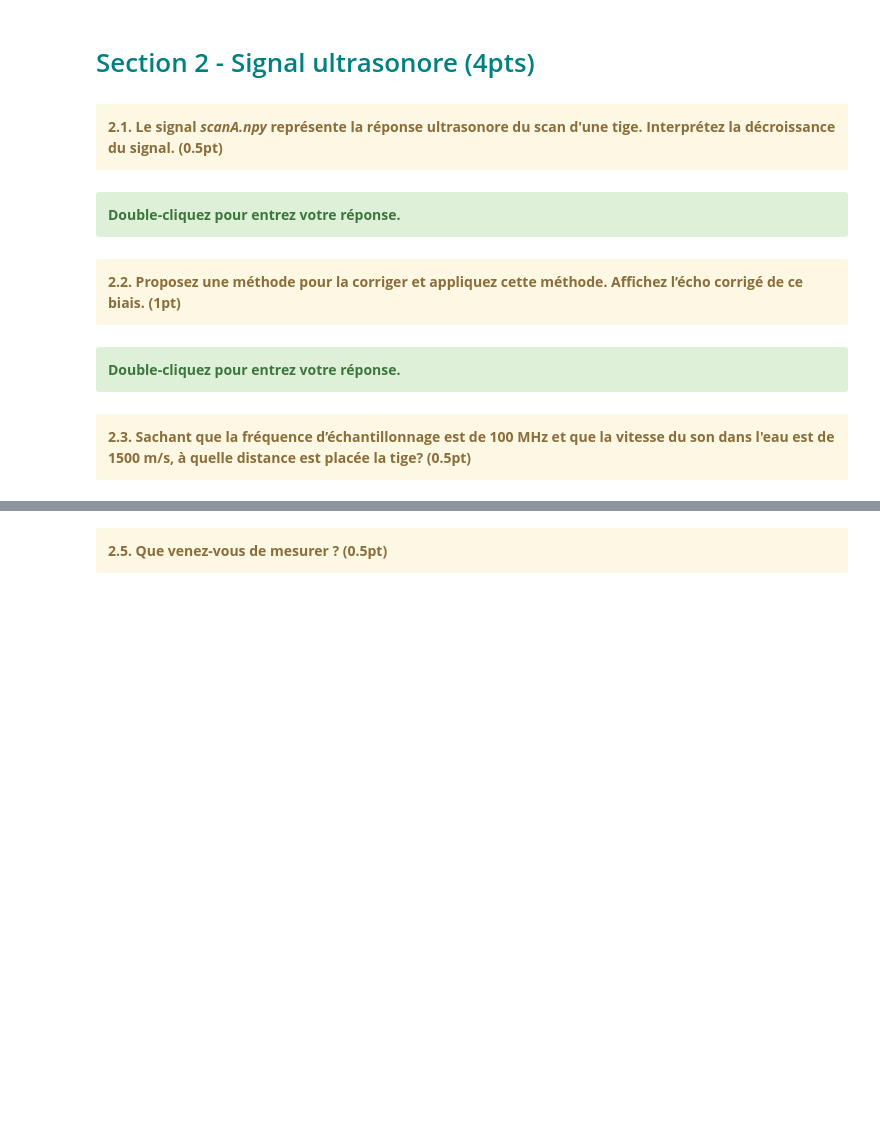
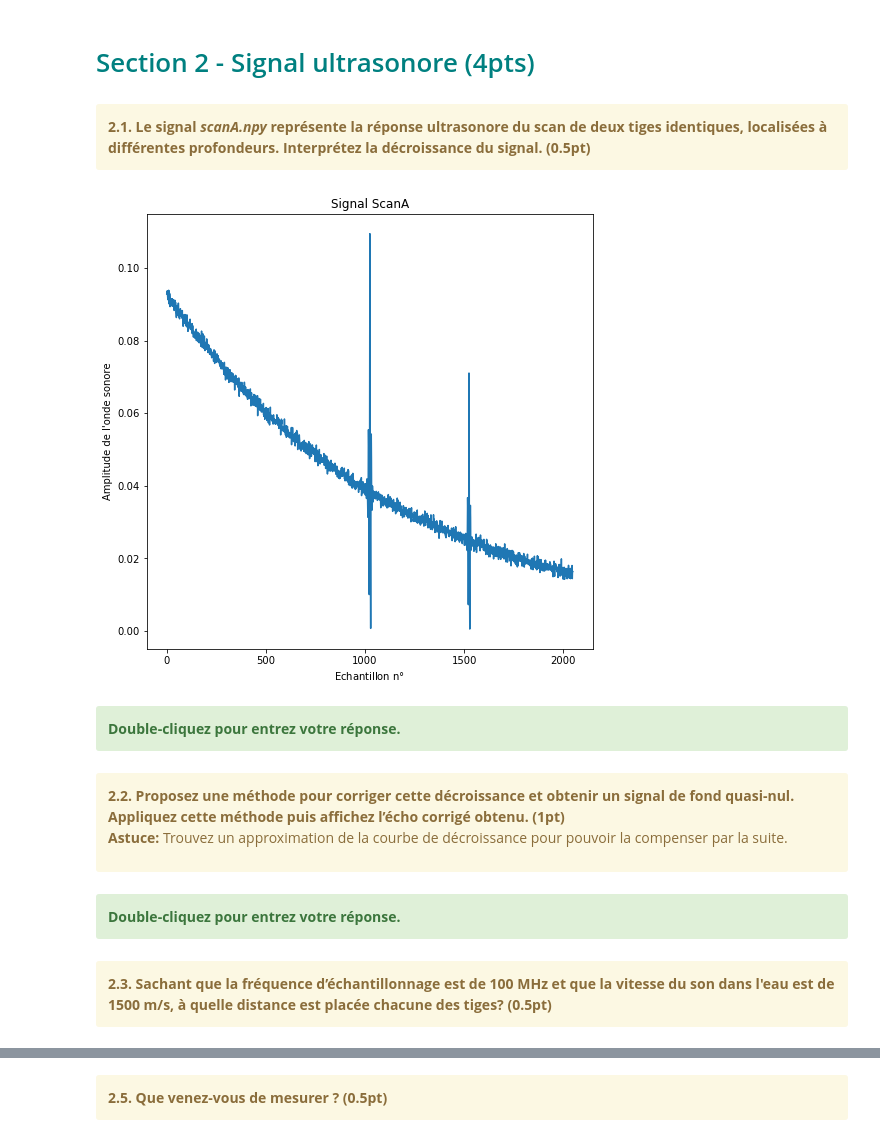
Before and after one commit to jcohenadad/GBM8378, a Jupyter notebook: lab2-us/GBM8378_Lab2_US_2021.ipynb, the cells around one changed output, grey strips where cells are left out. Drawn from its saved outputs; the diff is of its cells as text; code cells hidden in the pictures; blank space fills up the shorter version.

```diff
--- a/lab2-us/GBM8378_Lab2_US_2021.ipynb
+++ b/lab2-us/GBM8378_Lab2_US_2021.ipynb
@@ -99,21 +99,25 @@ from IPython.display import HTML
 
 %matplotlib inline
 # %% [markdown]
-<div class="alert alert-block alert-warning"><b>2.1. Le signal <I>scanA.npy</I> représente la réponse ultrasonore du scan d'une tige. Interprétez la décroissance du signal. (0.5pt)</b></div>
+<div class="alert alert-block alert-warning"><b>2.1. Le signal <I>scanA.npy</I> représente la réponse ultrasonore du scan de deux tiges identiques, localisées à différentes profondeurs. Interprétez la décroissance du signal. (0.5pt)</b></div>
 # %%
 # On charge le fichier'scanA.npy' et on l'affiche.
 scanA = np.load('scanA.npy')
 
 plt.figure(figsize=[8, 8])
 plt.plot(scanA)
 plt.title("Signal ScanA")
-plt.xlabel("Nombre d'échantillon")
+plt.xlabel("Echantillon n$\degree$")
 plt.ylabel("Amplitude de l'onde sonore");
+# %% [output]
+[figure, added]
 # %% [markdown]
 <div class="alert alert-block alert-success"> <b> Double-cliquez pour entrez votre réponse. </b> </div>
 # %% [markdown]
 <div class="alert alert-block alert-warning">
-<b>2.2. Proposez une méthode pour la corriger et appliquez cette méthode. Affichez l’écho corrigé de ce biais. (1pt)</b>
+<b>2.2. Proposez une méthode pour corriger cette décroissance et obtenir un signal de fond quasi-nul. Appliquez cette méthode puis affichez l’écho corrigé obtenu. (1pt)</b>
+
+**Astuce:** Trouvez un approximation de la courbe de décroissance pour pouvoir la compenser par la suite.
 </div>
 # %% [markdown]
 <div class="alert alert-block alert-success"> <b> Double-cliquez pour entrez votre réponse. </b> </div>
@@ -127,4 +131,4 @@ plt.xlabel("Nombre d'échantillon")
 plt.ylabel("Amplitude de l'onde sonore");
 # %% [markdown]
-<div class="alert alert-block alert-warning"><b>2.3. Sachant que la fréquence d’échantillonnage est de 100 MHz et que la vitesse du son dans l'eau est de 1500 m/s, à quelle distance est placée la tige? (0.5pt) </b></div>
+<div class="alert alert-block alert-warning"><b>2.3. Sachant que la fréquence d’échantillonnage est de 100 MHz et que la vitesse du son dans l'eau est de 1500 m/s, à quelle distance est placée chacune des tiges? (0.5pt) </b></div>
 # %%
```
Also changed, not shown: parts of 22 cells of this notebook, 2 other files.
